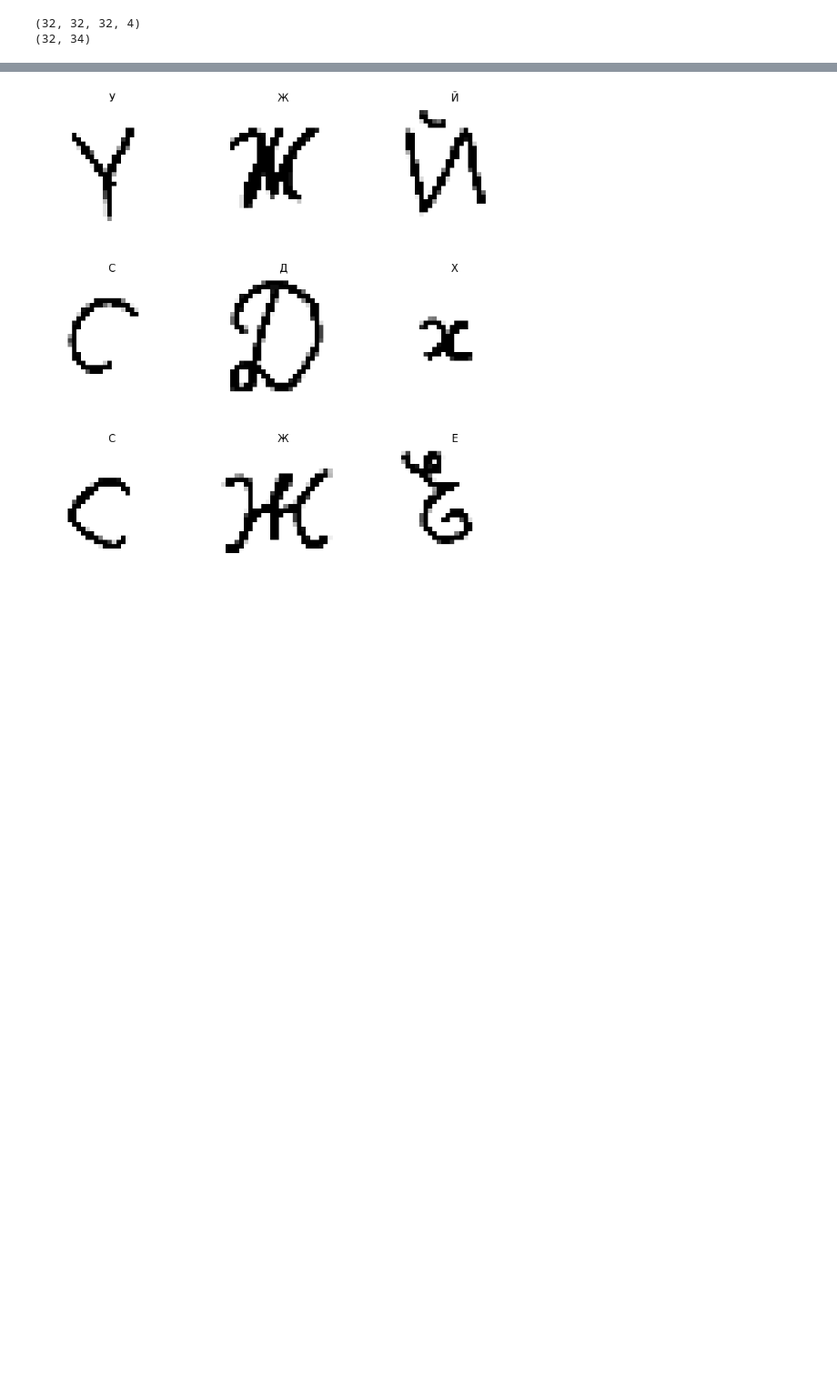
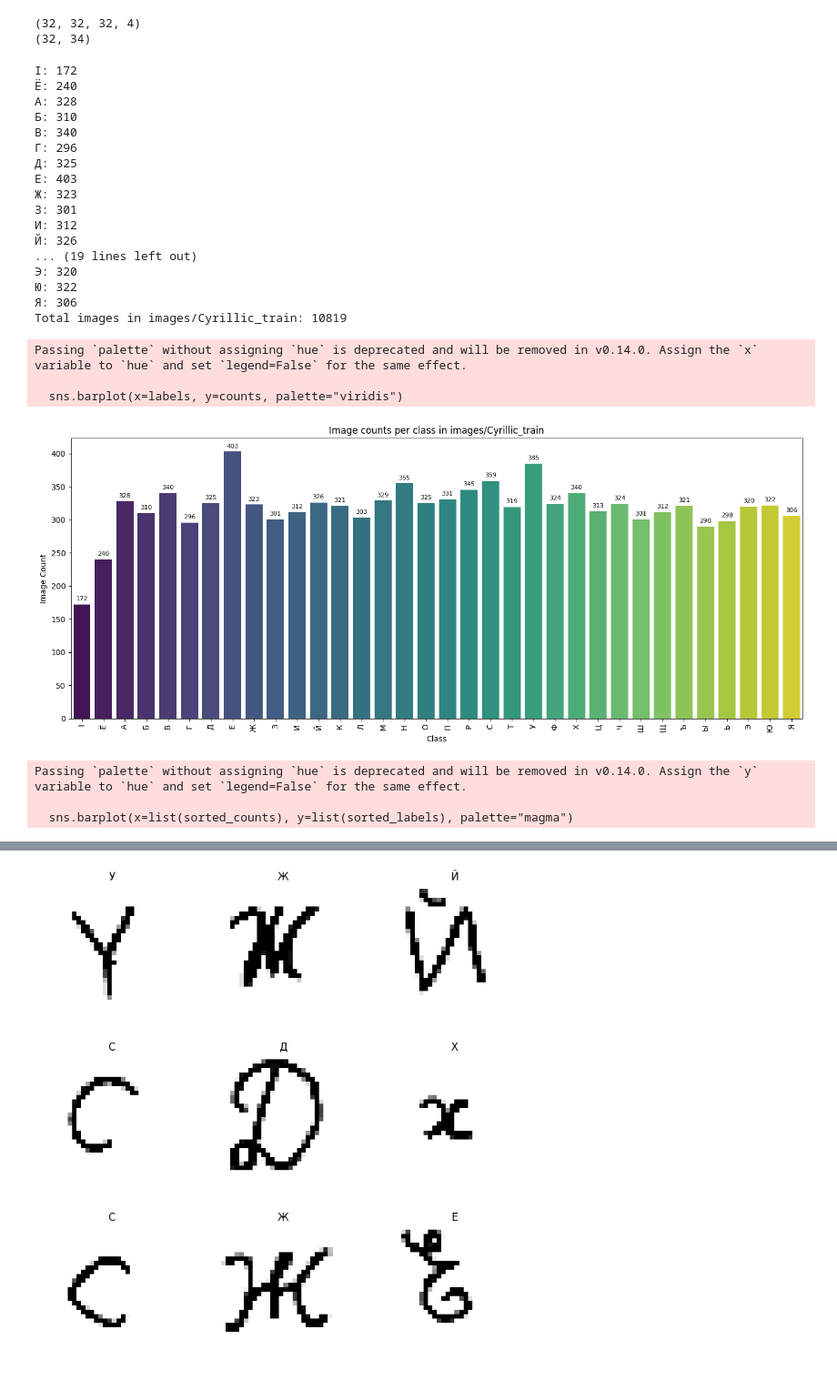
Before and after one commit to arismil/CoMNIST, a Jupyter notebook: model_train.ipynb, the cells around one changed output, grey strips where cells are left out. Shown at 91% size. Saved outputs shown, nothing was run; the diff lists cells and outputs as text; code cells hidden in the pictures; blank space fills up the shorter version.

```diff
--- a/model_train.ipynb
+++ b/model_train.ipynb
@@ -109,3 +109,68 @@ for image_batch, labels_batch in training_dataset:
 # %% [output]
 (32, 32, 32, 4)
 (32, 34)
+# %%
+folder_counts = {}
+for subdir in sorted(data_dir.iterdir()):
+    if subdir.is_dir():
+        count = sum(1 for file in subdir.iterdir() if file.is_file())
+        folder_counts[subdir.name] = count
+
+for folder, count in folder_counts.items():
+    print(f"{folder}: {count}")
+
+print(f"Total images in {data_dir}: {sum(folder_counts.values())}")
+
+# Bar charts for folder_counts
+labels = list(folder_counts.keys())
+counts = list(folder_counts.values())
+
+plt.figure(figsize=(14, 6))
+sns.barplot(x=labels, y=counts, palette="viridis")
+plt.xticks(rotation=90)
+plt.title(f"Image counts per class in {data_dir}")
+plt.xlabel("Class")
+plt.ylabel("Image Count")
+for i, v in enumerate(counts):
+    plt.text(i, v + max(counts)*0.01, str(v), ha="center", va="bottom", fontsize=8)
+plt.tight_layout()
+plt.show()
+
+# Sorted (descending) horizontal bar chart for easier comparison
+sorted_items = sorted(folder_counts.items(), key=lambda x: x[1], reverse=True)
+sorted_labels, sorted_counts = zip(*sorted_items)
+
+plt.figure(figsize=(8, 10))
+sns.barplot(x=list(sorted_counts), y=list(sorted_labels), palette="magma")
+plt.title("Image counts per class (sorted descending)")
+plt.xlabel("Image Count")
+plt.ylabel("Class")
+for i, v in enumerate(sorted_counts):
+    plt.text(v + max(sorted_counts)*0.01, i, str(v), va="center", fontsize=8)
+plt.tight_layout()
+plt.show()
+# %% [output]
+I: 172
+Ё: 240
+А: 328
+Б: 310
+В: 340
+Г: 296
+Д: 325
+Е: 403
+Ж: 323
+З: 301
+И: 312
+Й: 326
+... (19 lines left out)
+Э: 320
+Ю: 322
+Я: 306
+Total images in images/Cyrillic_train: 10819
+Passing `palette` without assigning `hue` is deprecated and will be removed in v0.14.0. Assign the `x` variable to `hue` and set `legend=False` for the same effect.
+
+  sns.barplot(x=labels, y=counts, palette="viridis")
+[figure, added]
+Passing `palette` without assigning `hue` is deprecated and will be removed in v0.14.0. Assign the `y` variable to `hue` and set `legend=False` for the same effect.
+
+  sns.barplot(x=list(sorted_counts), y=list(sorted_labels), palette="magma")
```
Also changed, not shown: parts of 3 cells of this notebook.
